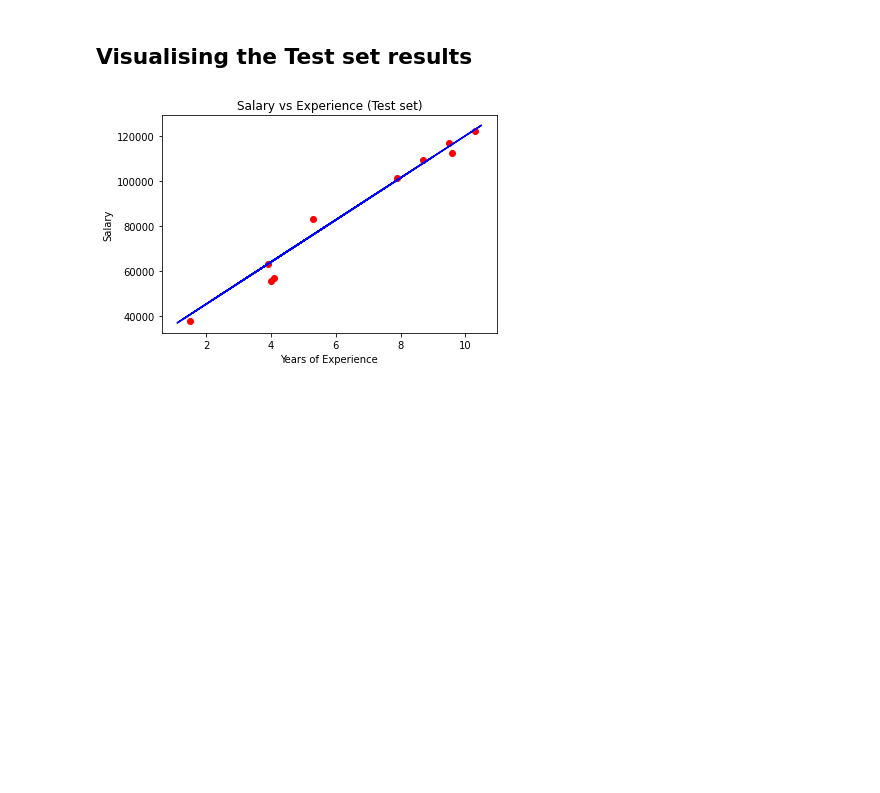
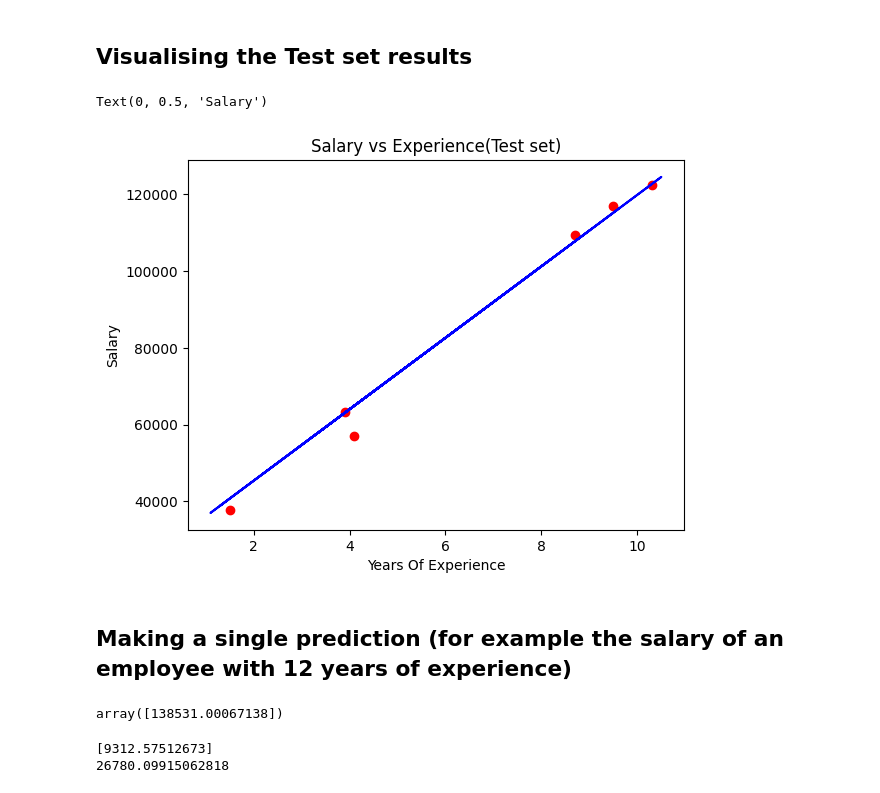
Before and after one commit to IamConstantine/MachineLearningUdemy, a Jupyter notebook: regression/simple_linear/simple_linear_regression.ipynb, the cells around one changed output. Drawn from its saved outputs; the diff is of its cells as text; code cells hidden in the pictures; blank space fills up the shorter version.

```diff
--- a/regression/simple_linear/simple_linear_regression.ipynb
+++ b/regression/simple_linear/simple_linear_regression.ipynb
@@ -18,7 +43,9 @@ y = dataset.iloc[:, -1].values
 ## Splitting the dataset into the Training set and Test set
 # %%
 from sklearn.model_selection import train_test_split
-X_train, X_test, y_train, y_test = train_test_split(X, y, test_size = 1/3, random_state = 0)
+
+X_train, X_test, y_train, y_test = train_test_split(X, y, test_size = 0.2, random_state = 0)
+# I changed the random_state from 42 to 0 to get a better split. The 42 version seemed to create more bias(underfit).
 # %% [markdown]
 ## Training the Simple Linear Regression model on the Training set
 # %%
@@ -45,11 +79,19 @@ plt.show()
 # %% [markdown]
 ## Visualising the Test set results
 # %%
-plt.scatter(X_test, y_test, color = 'red')
-plt.plot(X_train, regressor.predict(X_train), color = 'blue')
-plt.title('Salary vs Experience (Test set)')
-plt.xlabel('Years of Experience')
+plt.scatter(X_test, y_test, color='red')
+ # as we have trained the model using X_train, we don't need to replace it with X_test data
+ # the linear equation formed from the model training would be same. So even if we use another dataset for predict(), the line would be same.
+plt.plot(X_train, regressor.predict(X_train), color='blue')
+plt.title('Salary vs Experience(Test set)')
+plt.xlabel('Years Of Experience')
 plt.ylabel('Salary')
-plt.show()
 # %% [output]
+Text(0, 0.5, 'Salary')
-[figure, old version]
+[figure, new version]
+# %% [markdown]
+## Making a single prediction (for example the salary of an employee with 12 years of experience)
+# %%
+regressor.predict([[12]])
+# %% [output]
+array([138531.00067138])
@@ -55,0 +100,6 @@ plt.show()
+# %%
+print(regressor.coef_)
+print(regressor.intercept_)
+# %% [output]
+[9312.57512673]
+26780.09915062818
```
Also changed, not shown: parts of 8 cells of this notebook.
